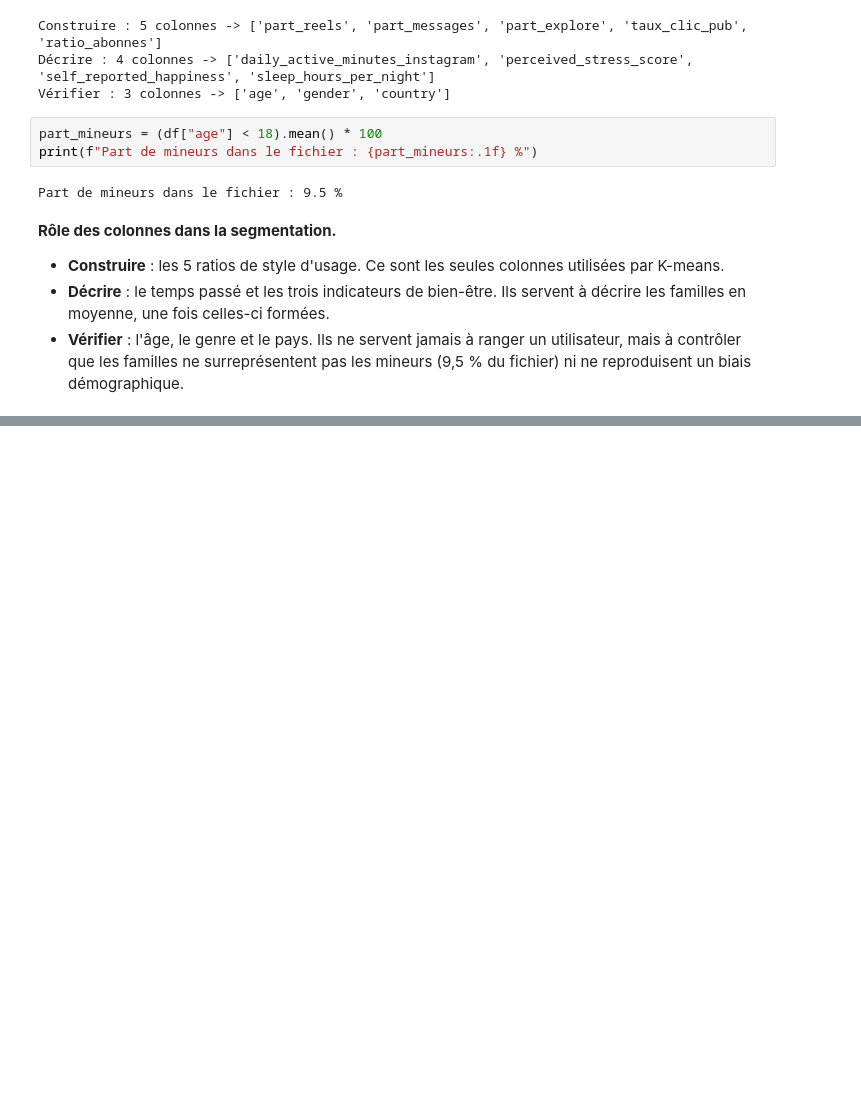
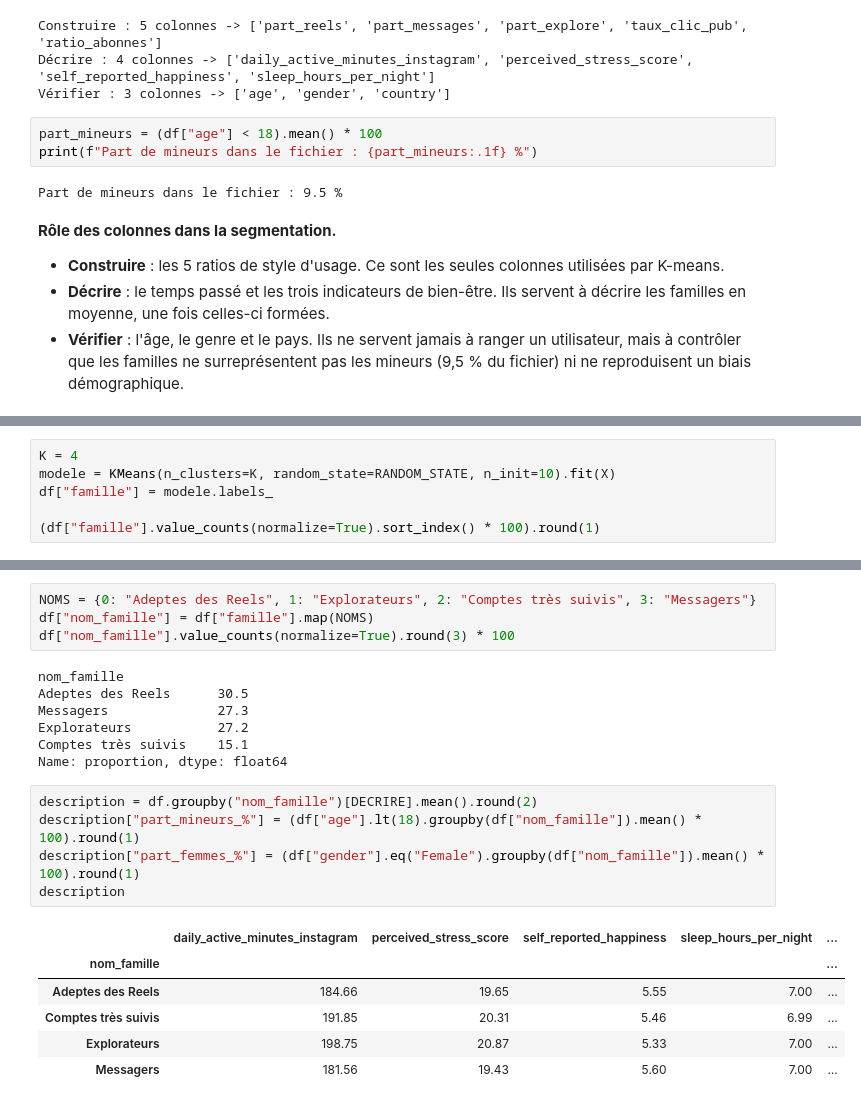
Before and after one commit to Sarah-1099/insta_innov, a Jupyter notebook: segmentation_emmanuelle.ipynb, the cells around one changed output, grey strips where cells are left out. Cells and saved outputs as stored; diff of their text form; blank space fills up the shorter version.

```diff
--- a/segmentation_emmanuelle.ipynb
+++ b/segmentation_emmanuelle.ipynb
@@ -217,0 +261,6 @@ Part de mineurs dans le fichier : 9.5 %
+# %%
+K = 4
+modele = KMeans(n_clusters=K, random_state=RANDOM_STATE, n_init=10).fit(X)
+df["famille"] = modele.labels_
+
+(df["famille"].value_counts(normalize=True).sort_index() * 100).round(1)
@@ -217,0 +301,23 @@ Part de mineurs dans le fichier : 9.5 %
+# %%
+NOMS = {0: "Adeptes des Reels", 1: "Explorateurs", 2: "Comptes très suivis", 3: "Messagers"}
+df["nom_famille"] = df["famille"].map(NOMS)
+df["nom_famille"].value_counts(normalize=True).round(3) * 100
+# %% [output]
+nom_famille
+Adeptes des Reels      30.5
+Messagers              27.3
+Explorateurs           27.2
+Comptes très suivis    15.1
+Name: proportion, dtype: float64
+# %%
+description = df.groupby("nom_famille")[DECRIRE].mean().round(2)
+description["part_mineurs_%"] = (df["age"].lt(18).groupby(df["nom_famille"]).mean() * 100).round(1)
+description["part_femmes_%"] = (df["gender"].eq("Female").groupby(df["nom_famille"]).mean() * 100).round(1)
+description
+# %% [output]
+|  | daily_active_minutes_instagram | perceived_stress_score | self_reported_happiness | sleep_hours_per_night | ... |
+| nom_famille |  |  |  |  | ... |
+| Adeptes des Reels | 184.66 | 19.65 | 5.55 | 7.00 | ... |
+| Comptes très suivis | 191.85 | 20.31 | 5.46 | 6.99 | ... |
+| Explorateurs | 198.75 | 20.87 | 5.33 | 7.00 | ... |
+| Messagers | 181.56 | 19.43 | 5.60 | 7.00 | ... |
```
Also changed, not shown: parts of 12 cells of this notebook.
